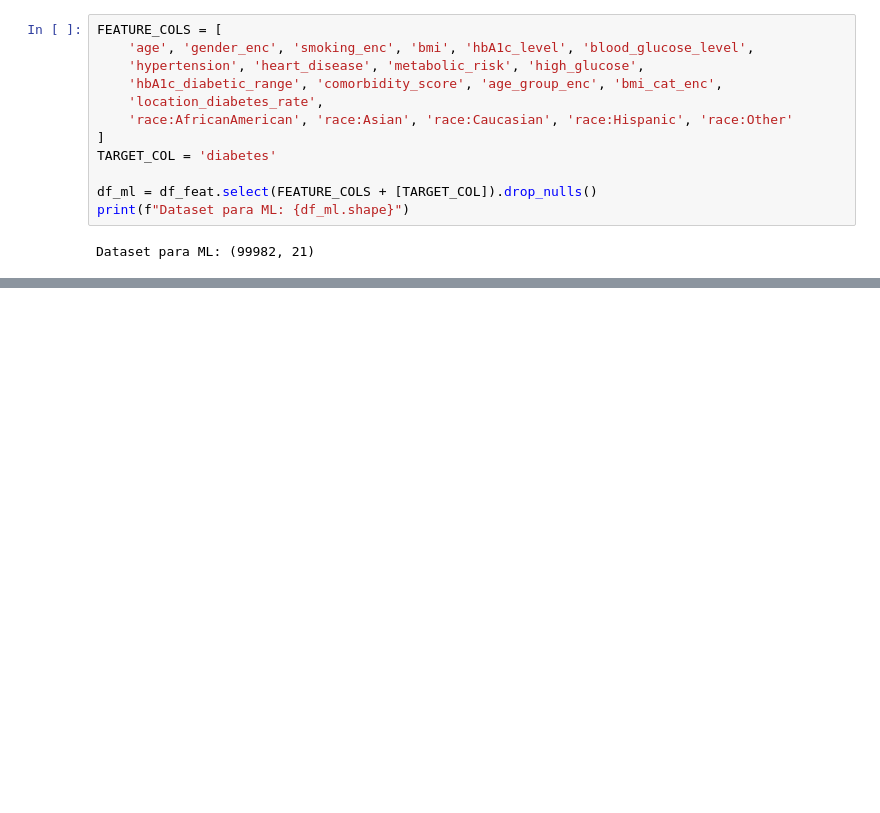
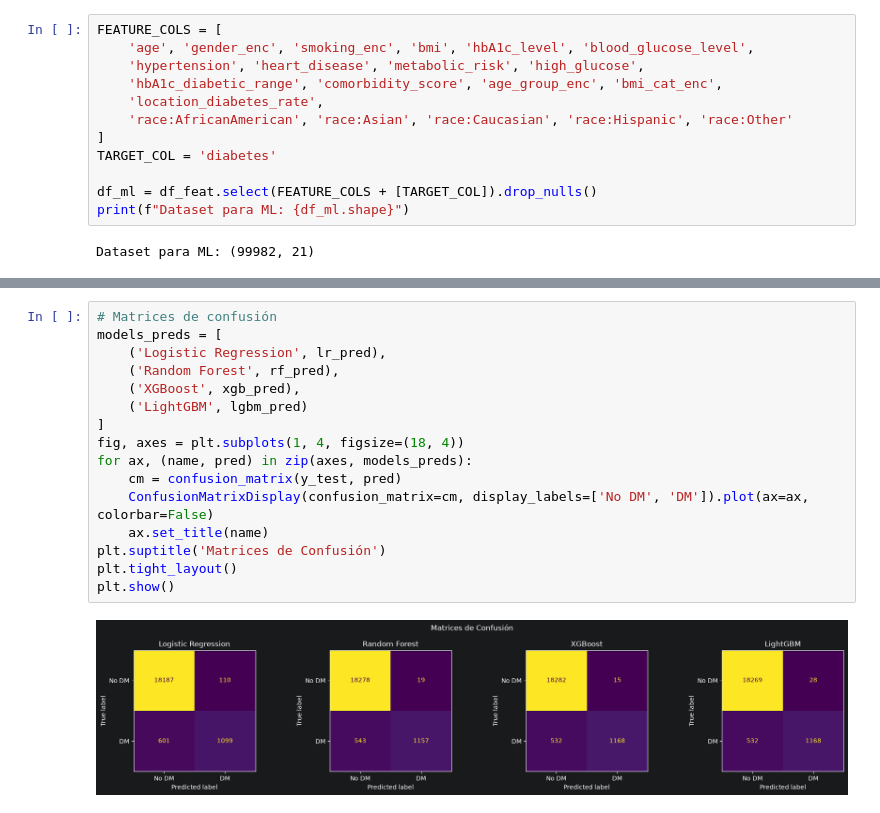
Before and after one commit to R4pt/tarea3-paralela, a Jupyter notebook: tarea3.ipynb, the cells around one changed output, grey strips where cells are left out. Drawn from its saved outputs; the diff is of its cells as text; blank space fills up the shorter version.

```diff
--- a/tarea3.ipynb
+++ b/tarea3.ipynb
@@ -407,0 +518,18 @@ Dataset para ML: (99982, 21)
+# %%
+# Matrices de confusión
+models_preds = [
+    ('Logistic Regression', lr_pred),
+    ('Random Forest', rf_pred),
+    ('XGBoost', xgb_pred),
+    ('LightGBM', lgbm_pred)
+]
+fig, axes = plt.subplots(1, 4, figsize=(18, 4))
+for ax, (name, pred) in zip(axes, models_preds):
+    cm = confusion_matrix(y_test, pred)
+    ConfusionMatrixDisplay(confusion_matrix=cm, display_labels=['No DM', 'DM']).plot(ax=ax, colorbar=False)
+    ax.set_title(name)
+plt.suptitle('Matrices de Confusión')
+plt.tight_layout()
+plt.show()
+# %% [output]
+[figure, added]
```
Also changed, not shown: parts of 21 cells of this notebook.
